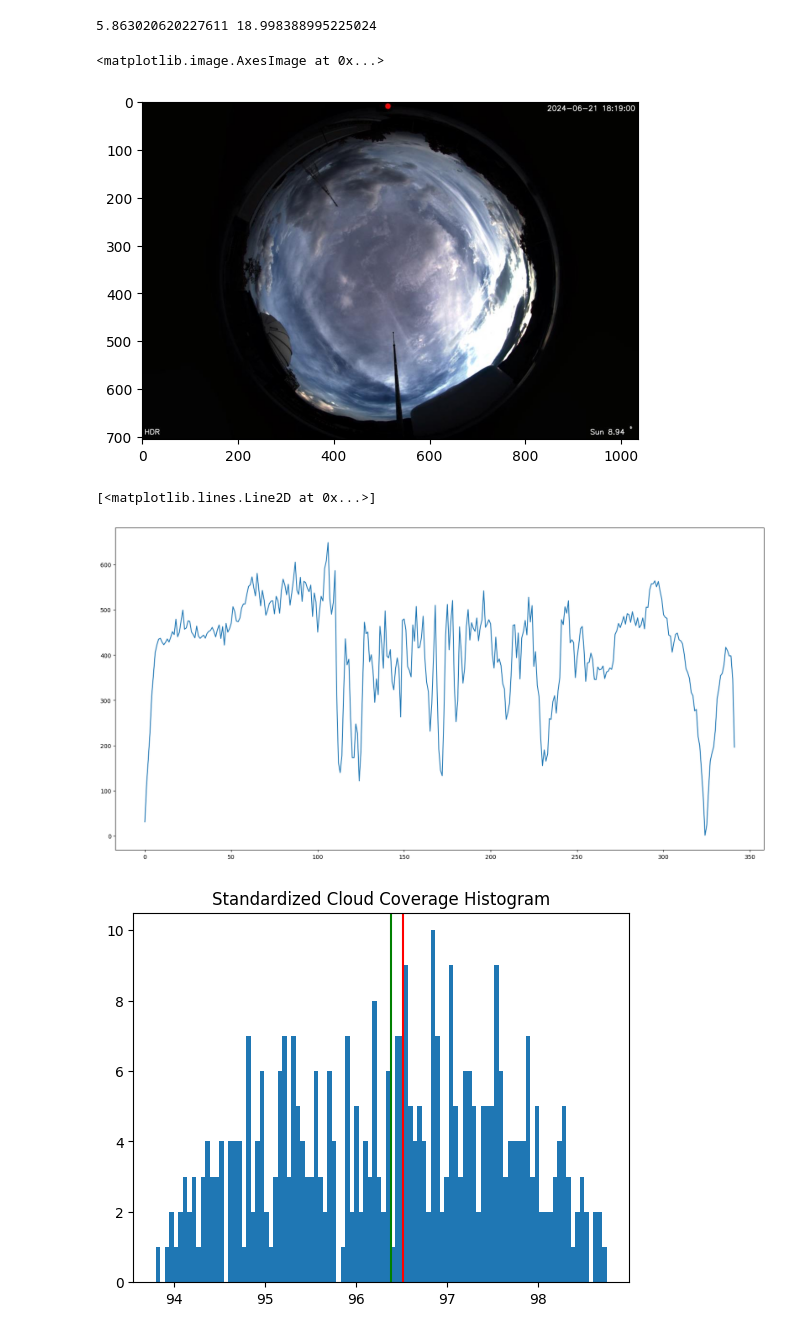
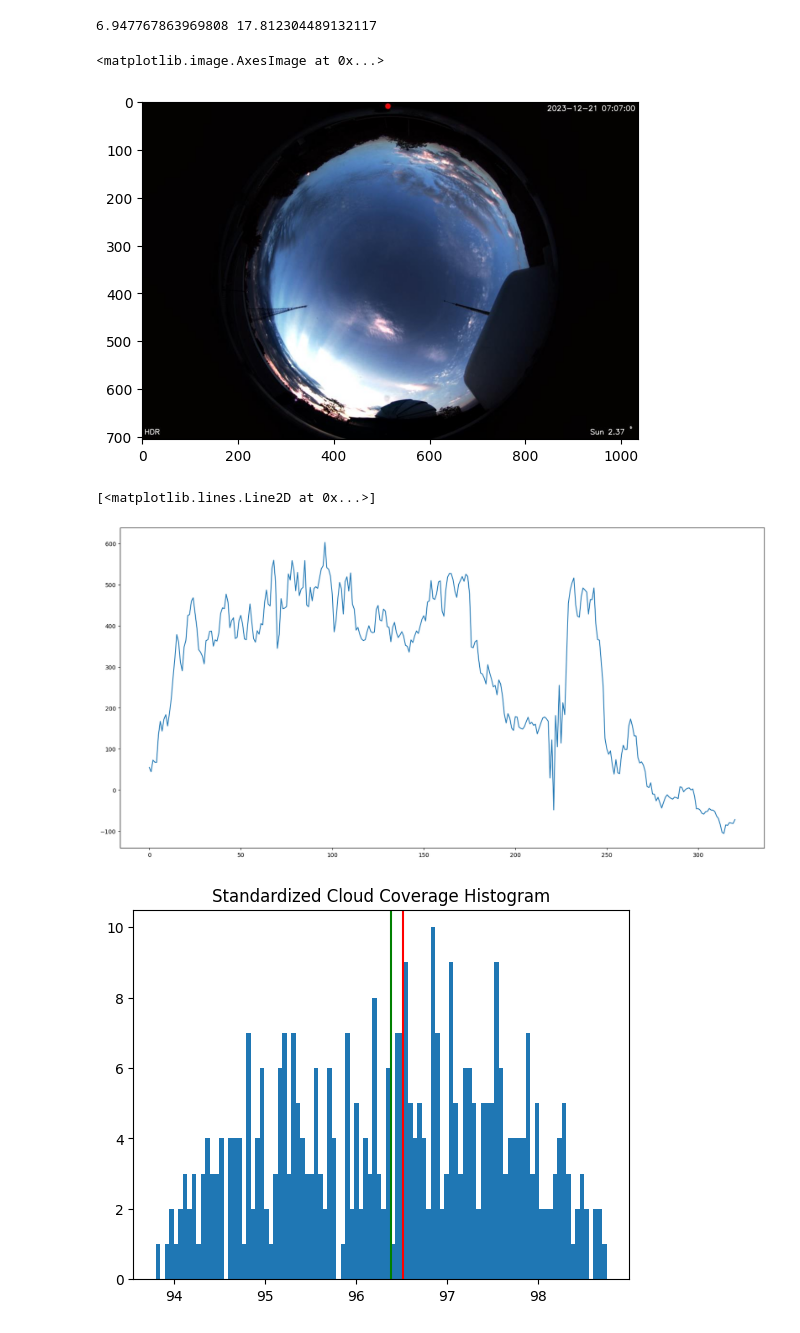
Before and after one commit to PrachayaKMITL/NARIT_internship_2024, a Jupyter notebook: Test_kernel/test.ipynb, the cells around one changed output. Drawn from its saved outputs; the diff is of its cells as text; code cells hidden in the pictures.

```diff
--- a/Test_kernel/test.ipynb
+++ b/Test_kernel/test.ipynb
@@ -9,5 +11,5 @@ from ConstructDatatset import Builddataset
 # %%
-filename = image.getFilename(path=r'C:\Users\ASUS\Documents\NARIT_internship_data\All_sky_camera_Astropark_Chaingmai\2024-06\2024-06-21')
+filename = image.getFilename(path=r'C:\Users\ASUS\Documents\NARIT_internship_data\All_sky_camera_Astropark_Chaingmai\2023-12\2023-12-21')
 img = [cv2.cvtColor(cv2.imread(f),cv2.COLOR_BGR2RGB) for f in filename]
 print(filename)
 # %% [output]
@@ -30,7 +32,7 @@ start_date = str(dt(t.year,1,1).date())
 sunrise,sunset = SunPosition().SunriseSunset(location=[18.849417,98.9538],Time_zone=7,filename=filetime[7],start_date=start_date,include_end_date=True)
 print(sunrise,sunset)
 # %% [output]
-5.863020620227611 18.998388995225024
+6.947767863969808 17.812304489132117
 # %%
 filtering = lambda x : (x > sunrise) & (x < sunset)
 day_indices = [index for index, value in enumerate(decimal) if filtering(value)]
@@ -43,14 +45,14 @@ Day_filename,night_filename = image.extract_filename(filename=filename,sunrise=s
 # %%
 import cv2
 from matplotlib import pyplot as plt
-im = 325
+im = 3
 images = []
 images = [cv2.imread(i) for i in Day_filename]
 images = [cv2.cvtColor(i,cv2.COLOR_BGR2RGB) for i in images]
 plt.imshow(images[im])
 # %% [output]
 <matplotlib.image.AxesImage at 0x...>
-[figure, old version]
+[figure, new version]
 # %%
 crop_image = [preprocessData().crop_center(img=i,crop_size=570) for i in images]
 Blue = [cv2.split(i)[2] for i in crop_image]
@@ -60,7 +62,7 @@ plt.figure(figsize=(20,10))
 plt.plot(skewness)
 # %% [output]
 [<matplotlib.lines.Line2D at 0x...>]
-[figure, old version]
+[figure, new version]
 # %%
 import pandas as pd
 import numpy as np
```
Also changed, not shown: parts of 19 cells of this notebook, 2 other files.
